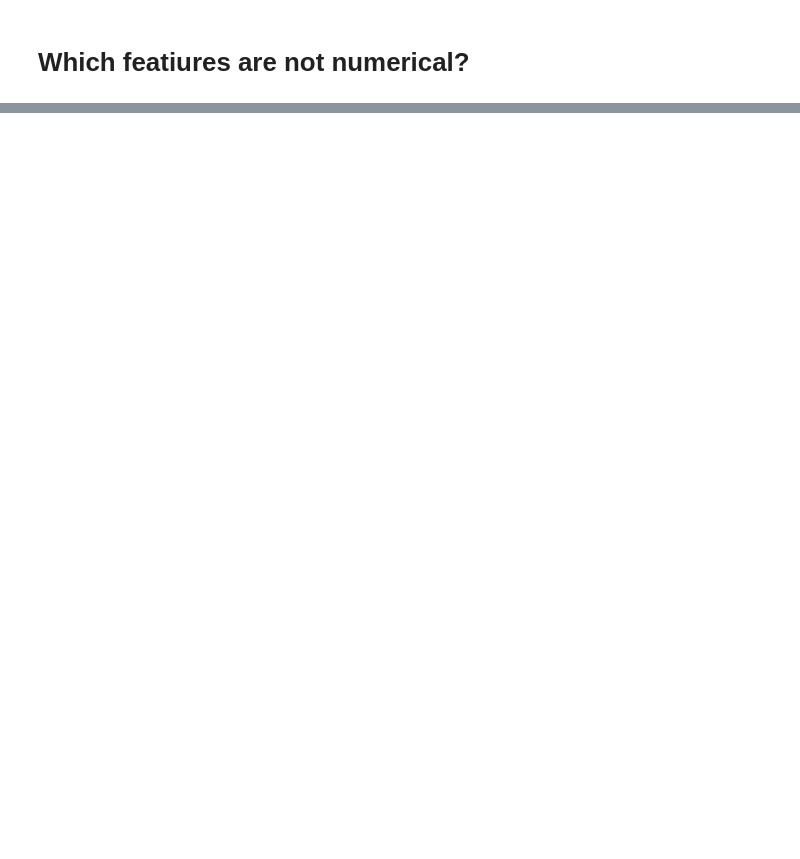
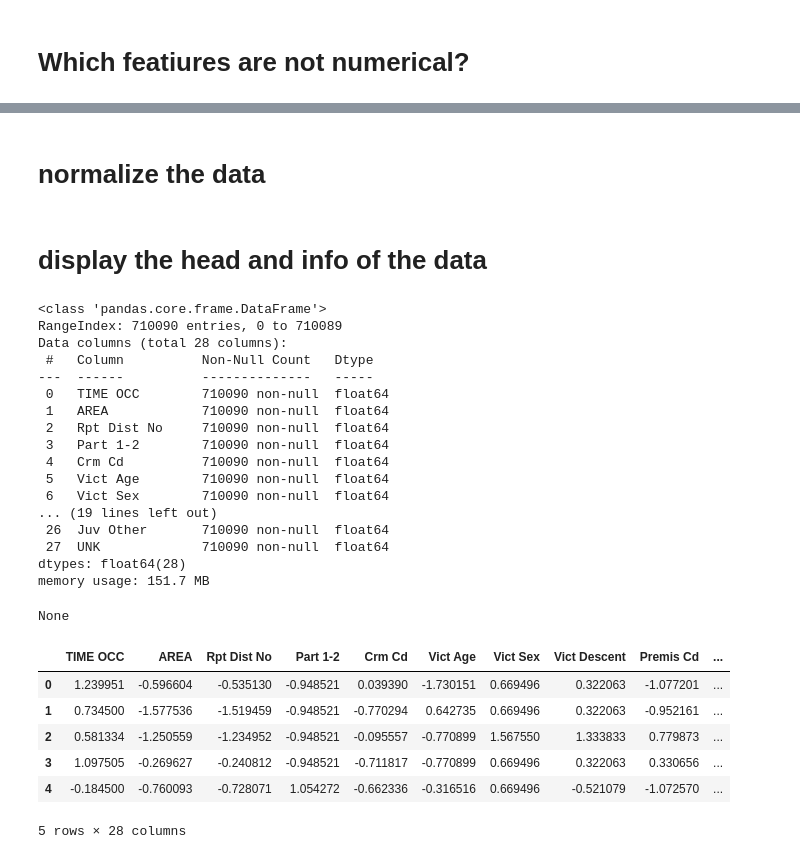
Before and after one commit to CheesyChocolate/data-science-project, a Jupyter notebook: temporal_crime_predictions.ipynb, the cells around one changed output, grey strips where cells are left out. Saved outputs shown, nothing was run; the diff lists cells and outputs as text; code cells hidden in the pictures; blank space fills up the shorter version.

```diff
--- a/temporal_crime_predictions.ipynb
+++ b/temporal_crime_predictions.ipynb
@@ -64,0 +282,4 @@ display("Non numerical features:\n", df.select_dtypes(exclude=[np.number]).colum
+# %%
+# df['Cross Street'] = label_encoder.fit_transform(df['Cross Street'])
+df['Cross Street'] = label_encoder.fit_transform(
+    df['Cross Street'].astype(str))
@@ -64,0 +288,2 @@ display("Non numerical features:\n", df.select_dtypes(exclude=[np.number]).colum
+# %%
+df.dropna(inplace=True)
@@ -64,0 +292,3 @@ display("Non numerical features:\n", df.select_dtypes(exclude=[np.number]).colum
+# %%
+imputer = SimpleImputer(strategy='mean')
+df = pd.DataFrame(imputer.fit_transform(df), columns=df.columns)
@@ -64,0 +326,36 @@ display("Non numerical features:\n", df.select_dtypes(exclude=[np.number]).colum
+# %% [markdown]
+# normalize the data
+# %%
+scaler = StandardScaler()
+df[df.columns] = scaler.fit_transform(df[df.columns])
+# %% [markdown]
+# display the head and info of the data
+# %%
+display(df.info())
+display(df.head())
+# %% [output]
+<class 'pandas.core.frame.DataFrame'>
+RangeIndex: 710090 entries, 0 to 710089
+Data columns (total 28 columns):
+ #   Column          Non-Null Count   Dtype
+---  ------          --------------   -----
+ 0   TIME OCC        710090 non-null  float64
+ 1   AREA            710090 non-null  float64
+ 2   Rpt Dist No     710090 non-null  float64
+ 3   Part 1-2        710090 non-null  float64
+ 4   Crm Cd          710090 non-null  float64
+ 5   Vict Age        710090 non-null  float64
+ 6   Vict Sex        710090 non-null  float64
+... (19 lines left out)
+ 26  Juv Other       710090 non-null  float64
+ 27  UNK             710090 non-null  float64
+dtypes: float64(28)
+memory usage: 151.7 MB
+None
+|  | TIME OCC | AREA | Rpt Dist No | Part 1-2 | Crm Cd | Vict Age | Vict Sex | Vict Descent | Premis Cd | ... |
+| 0 | 1.239951 | -0.596604 | -0.535130 | -0.948521 | 0.039390 | -1.730151 | 0.669496 | 0.322063 | -1.077201 | ... |
+| 1 | 0.734500 | -1.577536 | -1.519459 | -0.948521 | -0.770294 | 0.642735 | 0.669496 | 0.322063 | -0.952161 | ... |
+| 2 | 0.581334 | -1.250559 | -1.234952 | -0.948521 | -0.095557 | -0.770899 | 1.567550 | 1.333833 | 0.779873 | ... |
+| 3 | 1.097505 | -0.269627 | -0.240812 | -0.948521 | -0.711817 | -0.770899 | 0.669496 | 0.322063 | 0.330656 | ... |
+| 4 | -0.184500 | -0.760093 | -0.728071 | 1.054272 | -0.662336 | -0.316516 | 0.669496 | -0.521079 | -1.072570 | ... |
+5 rows × 28 columns
```
Also changed, not shown: parts of 50 cells of this notebook.
